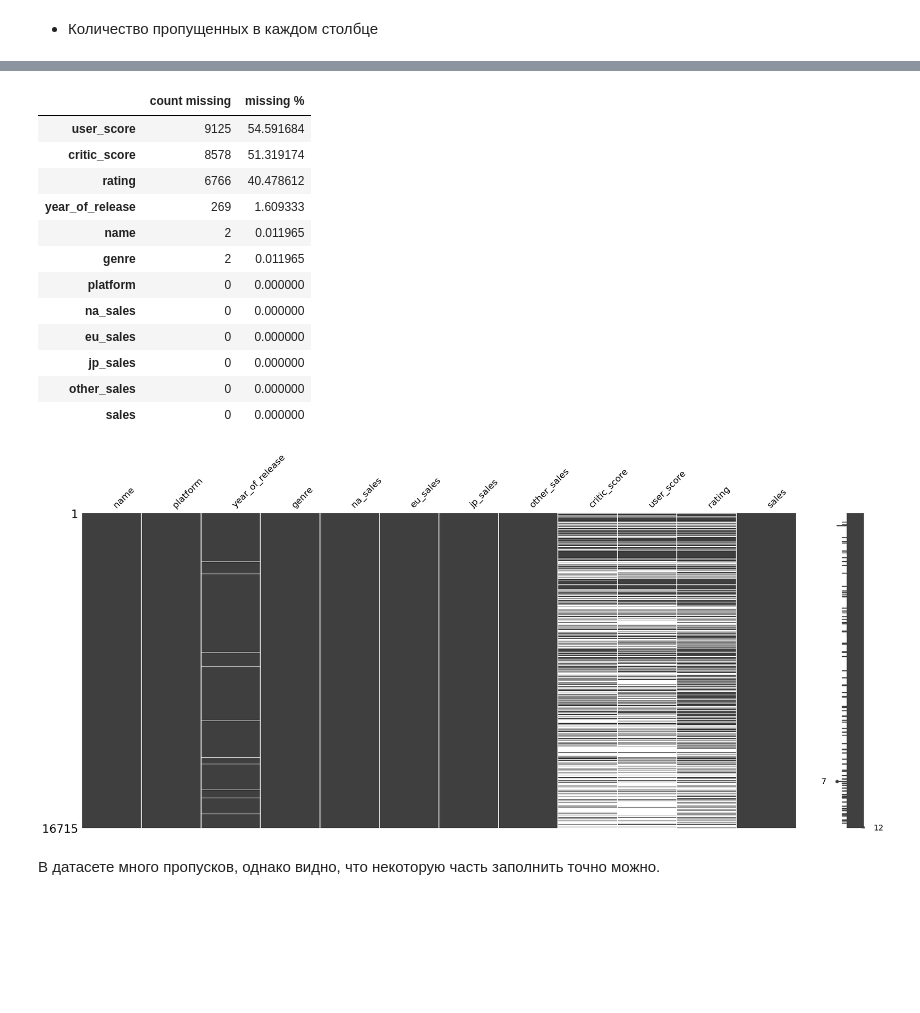
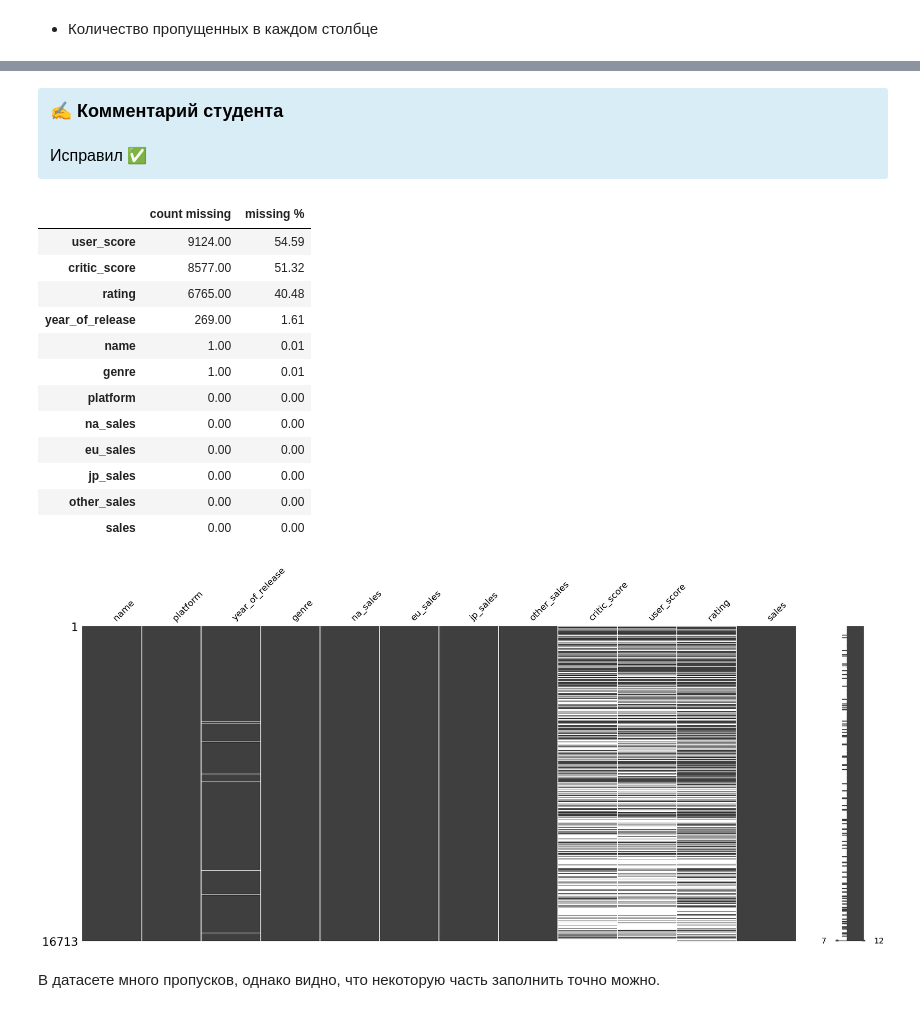
Before and after one commit to GrishaTS/Ya-Practicum-DS, a Jupyter notebook: 4. Сборный Проект — 1/combined_project_1.ipynb, the cells around one changed output, grey strips where cells are left out. Drawn from its saved outputs; the diff is of its cells as text; code cells hidden in the pictures; blank space fills up the shorter version.

```diff
--- a/4. Сборный Проект — 1/combined_project_1.ipynb
+++ b/4. Сборный Проект — 1/combined_project_1.ipynb
@@ -199,7 +323,3 @@ _____
 ### <a id='toc1_4_3_'></a>[Обработка дубликатов](#toc0_)
 # %% [markdown]
 Дубликатами можно считать игры, названия, платформа и год выпуска которых совпадают. Это обусловлено тем что игра с одним названием может выйти на разных платформах и быть переиздана в разные года.
-# %%
-print('Было', games.shape[0])
-games = games.drop_duplicates(subset=['name', 'platform', 'year_of_release', 'sales'])
-print('Стало', games.shape[0])
@@ -210,0 +326,3 @@ print('Стало', games.shape[0])
+# %%
+duplicated_games = games[games.duplicated(subset=['name', 'platform', 'year_of_release'], keep=False)]
+duplicated_games
@@ -210,0 +337,11 @@ print('Стало', games.shape[0])
+# %%
+sales_column = games.columns.str.endswith('sales')
+joinned_duplicated_games = duplicated_games.groupby(
+    by=['name', 'platform', 'year_of_release'], dropna=False
+).agg(
+    {
+        **{sales_column: 'sum' for sales_column in games.columns[sales_column]}, # Колонки, значения которых надо просуммировать
+        **{not_sales_column: 'last' for not_sales_column in games.columns[~sales_column]}, # Остальные
+	}
+).reset_index(drop=True)
+joinned_duplicated_games
@@ -210,0 +354,9 @@ print('Стало', games.shape[0])
+# %%
+print(games.shape)
+games = pd.concat(
+    [games.drop(duplicated_games.index, axis=0),
+    joinned_duplicated_games],
+    ignore_index=True
+).reset_index(drop=True)
+print(games.shape)
+games.tail()
@@ -216,25 +406,31 @@ _____
+# %% [markdown]
+<div class="alert alert-info">
+<font size="4", color = "black"><b>✍ Комментарий студента</b></font>
+    <br />
+    <font size="3", color = "black">
+<br />Исправил ✅
 # %%
 msno.matrix(games)
 
-display(pd.DataFrame({
+pd.DataFrame({
     'count missing': games.isna().sum().sort_values(ascending=False),
     'missing %': games.isna().mean().sort_values(ascending=False) * 100,
-}).style.background_gradient('coolwarm'))
+}).style.background_gradient('coolwarm').format('{:.2f}')
 # %% [output]
 |  | count missing | missing % |
-| user_score | 9125 | 54.591684 |
-| critic_score | 8578 | 51.319174 |
-| rating | 6766 | 40.478612 |
-| year_of_release | 269 | 1.609333 |
-| name | 2 | 0.011965 |
-| genre | 2 | 0.011965 |
-| platform | 0 | 0.000000 |
-| na_sales | 0 | 0.000000 |
-| eu_sales | 0 | 0.000000 |
-| jp_sales | 0 | 0.000000 |
-| other_sales | 0 | 0.000000 |
-| sales | 0 | 0.000000 |
+| user_score | 9124.00 | 54.59 |
+| critic_score | 8577.00 | 51.32 |
+| rating | 6765.00 | 40.48 |
+| year_of_release | 269.00 | 1.61 |
+| name | 1.00 | 0.01 |
+| genre | 1.00 | 0.01 |
+| platform | 0.00 | 0.00 |
+| na_sales | 0.00 | 0.00 |
+| eu_sales | 0.00 | 0.00 |
+| jp_sales | 0.00 | 0.00 |
+| other_sales | 0.00 | 0.00 |
+| sales | 0.00 | 0.00 |
-[figure, old version]
+[figure, new version]
 # %% [markdown]
 В датасете много пропусков, однако видно, что некоторую часть заполнить точно можно.
 # %% [markdown]
```
Also changed, not shown: parts of 127 cells of this notebook.
